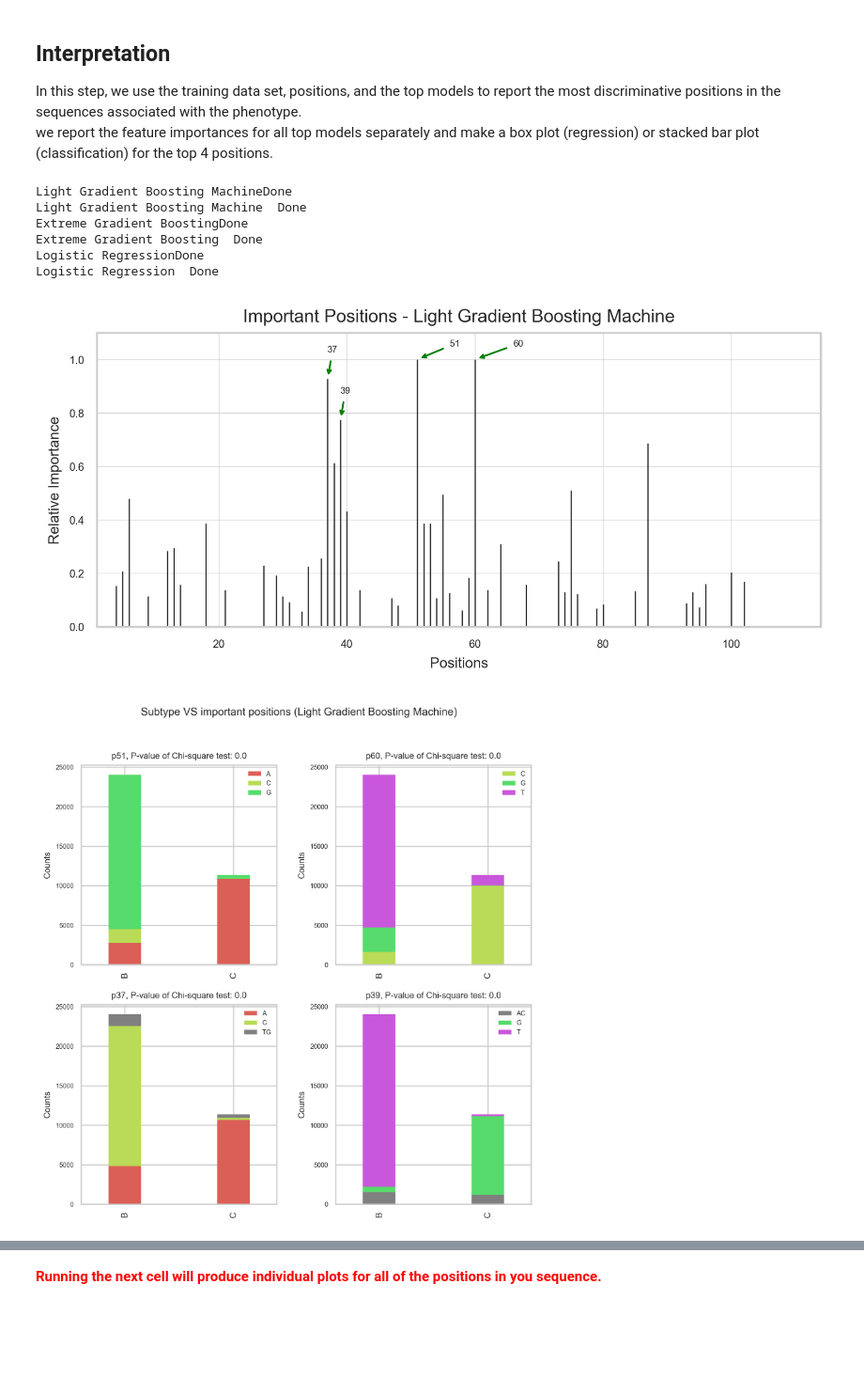
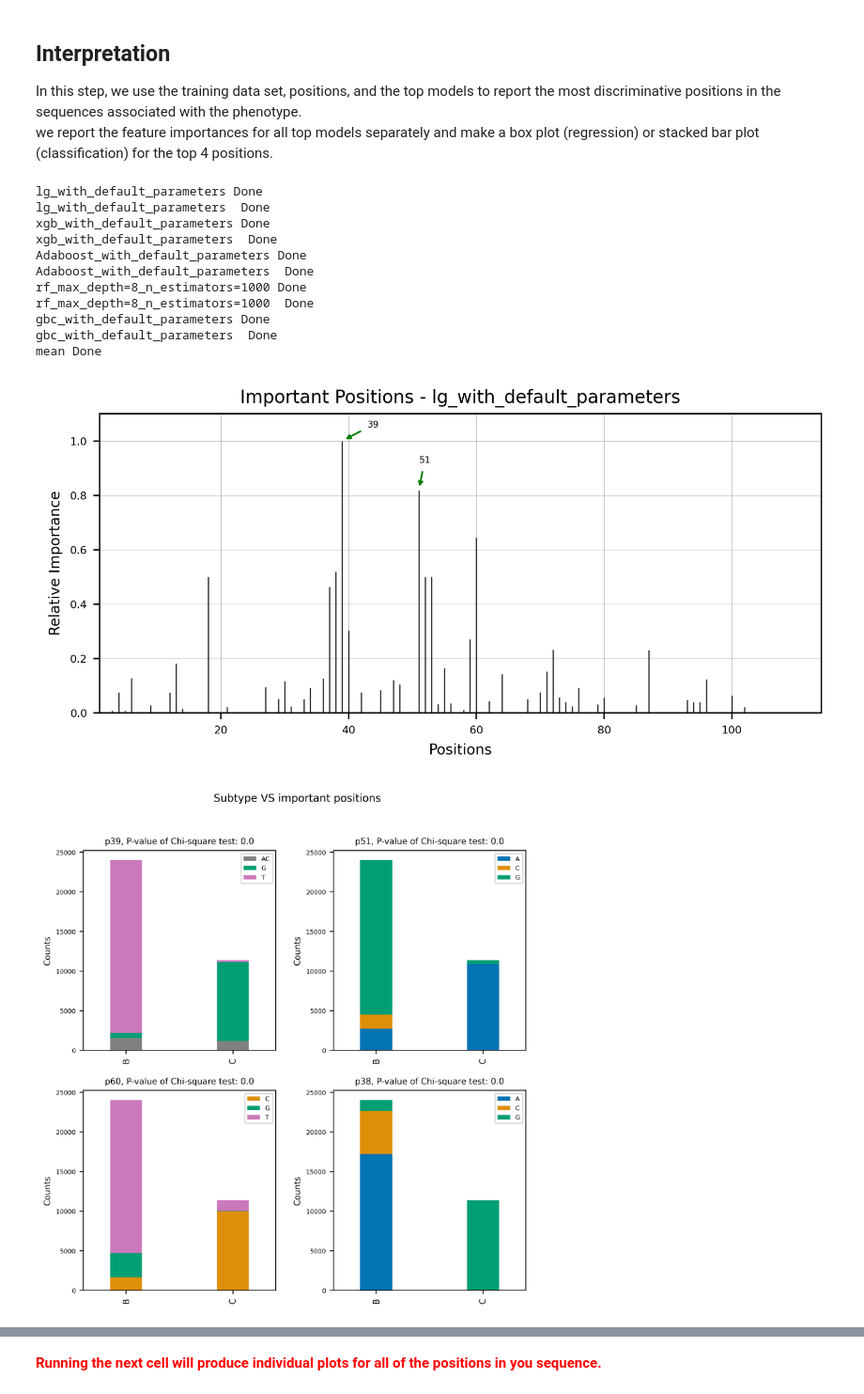
Before and after one commit to omicsEye/deepbreaks, a Jupyter notebook: examples/discrete_phenotype_HIV.ipynb, the cells around one changed output, grey strips where cells are left out. Shown at 94% size. Cells and saved outputs as stored; diff of their text form; code cells hidden in the pictures; blank space fills up the shorter version.

```diff
--- a/examples/discrete_phenotype_HIV.ipynb
+++ b/examples/discrete_phenotype_HIV.ipynb
@@ -172,7 +172,6 @@ The distance matrix looks like this.
 print('finding colinear groups')
 dc_df = prp.db_grouped(dat = cr,
                        report_dir=report_dir,
-                       threshold=.3,
-                       needs_pivot=False)
+                       threshold=.3)
 # %% [output]
 finding colinear groups
@@ -227,10 +226,10 @@ In this step, we try to fit multiple models to the training dataset and rank the
 During this step, deepBreaks creates a CSV file containing all the fitted models with their performance metrics. These metrics are based on an average of 10-fold cross-validation.
 # %%
 %%time
-models_to_select = 3 # number of top models to select
-top_models, train_cols, model_names = ml.fit_models(dat = df_cleaned,
-                                                    meta_var=mt,
-                                                    model_type=anaType,
-                                                    models_to_select=models_to_select,
-                                                    report_dir=report_dir)
+models_to_select = 5 # number of top models to select
+trained_models = ml.model_compare(X_train=df_cleaned.loc[:, df_cleaned.columns != mt],
+                                  y_train=df_cleaned.loc[:, mt],
+                                  sort_by='F1',n_positions=positions,
+                                  grouped_features=dc, report_dir=report_dir,
+                                  ana_type=anaType, select_top=models_to_select)
 # %% [output]
@@ -258,26 +275,31 @@ Wall time: 33 s
 In this step, we use the training data set, positions, and the top models to report the most discriminative positions in the sequences associated with the phenotype.
 we report the feature importances for all top models separately and make a box plot (regression) or stacked bar plot (classification) for the top 4 positions.
 # %%
-for i in range(models_to_select):
-    # calculate the featre importances
-    imp = ml.fimp_single(trained_model=top_models[i], model_name=model_names[i],
-                         train_cols=train_cols, grouped_features=dc,
-                         n_positions=positions, report_dir=report_dir)
-    # visualize the lollipop plot for features based on each model
-    viz.dp_plot(dat = imp, model_name= model_names[i],imp_col='standard_value', report_dir=report_dir)
-
-    # visualize the boxplots for features based on each model
-    viz.plot_imp_model(dat=df, trained_model=top_models[i],
-                       model_name=model_names[i],
-                       train_cols=train_cols, grouped_features=dc,
-                       meta_var=mt, n_positions=positions,
-                       model_type=anaType, report_dir=report_dir)
+for key in trained_models.keys():
+    if key == 'mean':
+        # plot the mean importance
+        viz.dp_plot(importance=trained_models[key], imp_col='mean', model_name=key, annotate=2, report_dir=report_dir)
+    else:
+        # importance plot (barplot)
+        viz.dp_plot(importance= trained_models[key]['importance'], imp_col='standard_value',
+                model_name=key, annotate=2,report_dir=report_dir)
+        # top 4 position from each model
+        viz.plot_imp_model(importance=trained_models[key]['importance'],
+                           X_train=df.loc[:, df.columns != mt],
+                           y_train=df.loc[:, mt],
+                           model_name=key, meta_var=mt, model_type=anaType,
+                           report_dir=report_dir)
 # %% [output]
-Light Gradient Boosting MachineDone
-Light Gradient Boosting Machine  Done
-Extreme Gradient BoostingDone
-Extreme Gradient Boosting  Done
-Logistic RegressionDone
-Logistic Regression  Done
+lg_with_default_parameters Done
+lg_with_default_parameters  Done
+xgb_with_default_parameters Done
+xgb_with_default_parameters  Done
+Adaboost_with_default_parameters Done
+Adaboost_with_default_parameters  Done
+rf_max_depth=8_n_estimators=1000 Done
+rf_max_depth=8_n_estimators=1000  Done
+gbc_with_default_parameters Done
+gbc_with_default_parameters  Done
+mean Done
-[figure, old version]
+[figure, new version]
-[figure, old version]
+[figure, new version]
```
Also changed, not shown: parts of 19 cells of this notebook.
